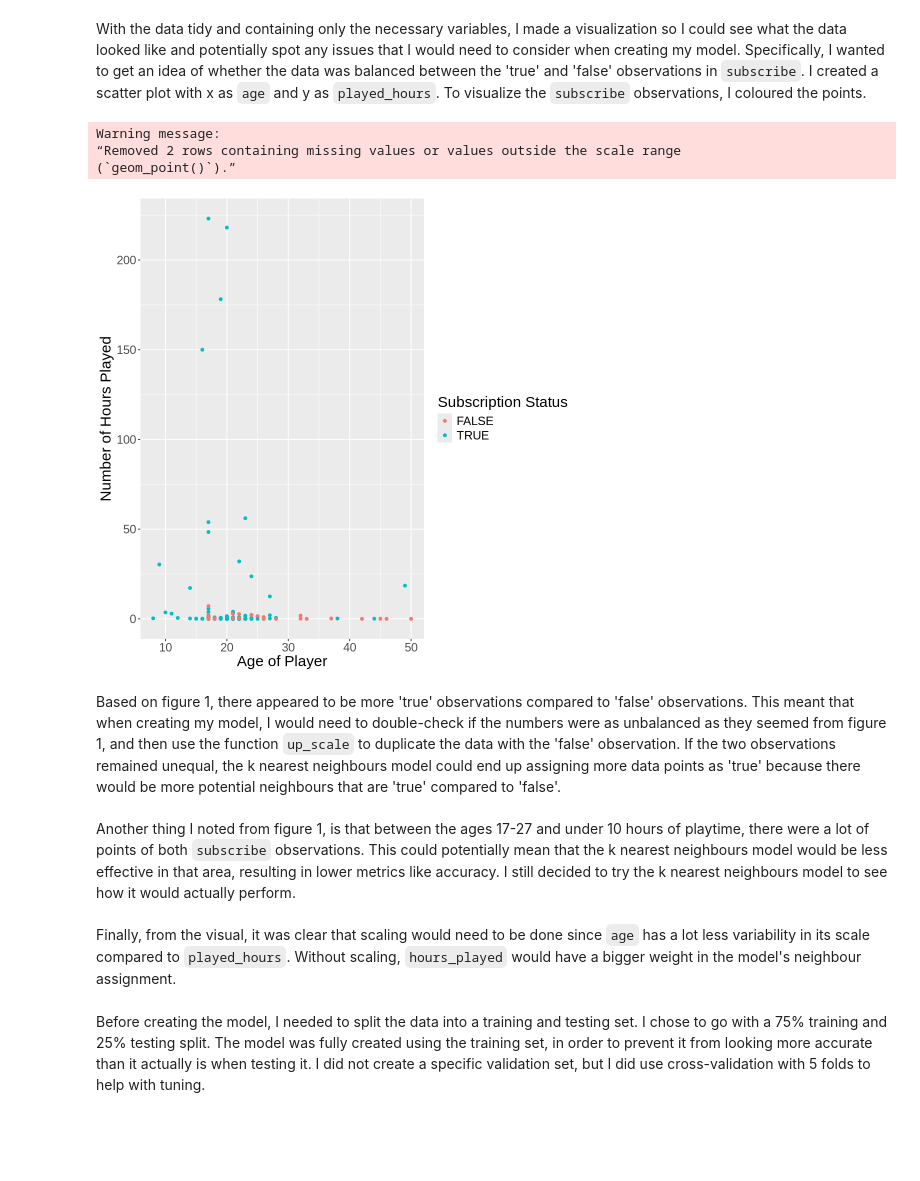
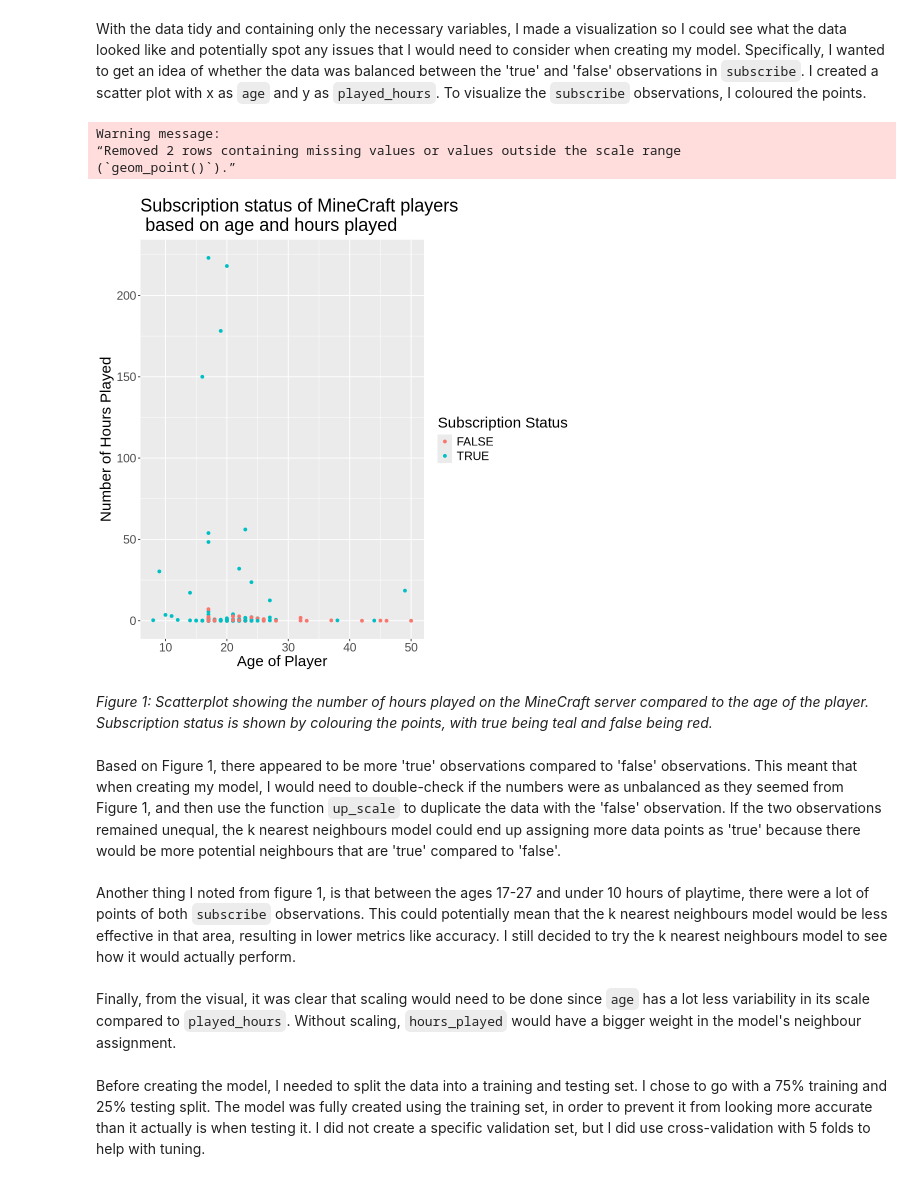
Before and after one commit to ashfilonova/dsci_project, a Jupyter notebook: dsci_project.ipynb, the cells around one changed output. Saved outputs shown, nothing was run; the diff lists cells and outputs as text; code cells hidden in the pictures; blank space fills up the shorter version.

```diff
--- a/dsci_project.ipynb
+++ b/dsci_project.ipynb
@@ -100,19 +100,22 @@ With the data tidy and containing only the necessary variables, I made a visuali
 # %%
 #creating an initial plot to visualize the data
 options(repr.plot.height = 8, repr.plot.width = 8)
 
 minecraft_plot <- ggplot(minecraft_small, aes(x = age, y = played_hours, color = subscribe)) +
     geom_point() +
     labs(x= "Age of Player", y = "Number of Hours Played", color = "Subscription Status") +
-    theme(text= element_text(size = 18))
+    theme(text= element_text(size = 18)) +
+    ggtitle("Subscription status of MineCraft players \n based on age and hours played")
 minecraft_plot
 # %% [output]
 Warning message:
 “Removed 2 rows containing missing values or values outside the scale range
 (`geom_point()`).”
-[figure, old version]
+[figure, new version]
+# %% [markdown]
+*Figure 1: Scatterplot showing the number of hours played on the MineCraft server compared to the age of the player. Subscription status is shown by colouring the points, with true being teal and false being red.*
 # %% [markdown]
-Based on figure 1, there appeared to be more 'true' observations compared to 'false' observations. This meant that when creating my model, I would need to double-check if the numbers were as unbalanced as they seemed from figure 1, and then use the function `up_scale` to duplicate the data with the 'false' observation. If the two observations remained unequal, the k nearest neighbours model could end up assigning more data points as 'true' because there would be more potential neighbours that are 'true' compared to 'false'. <br>
+Based on Figure 1, there appeared to be more 'true' observations compared to 'false' observations. This meant that when creating my model, I would need to double-check if the numbers were as unbalanced as they seemed from Figure 1, and then use the function `up_scale` to duplicate the data with the 'false' observation. If the two observations remained unequal, the k nearest neighbours model could end up assigning more data points as 'true' because there would be more potential neighbours that are 'true' compared to 'false'. <br>
 <br>
 Another thing I noted from figure 1, is that between the ages 17-27 and under 10 hours of playtime, there were a lot of points of both `subscribe` observations. This could potentially mean that the k nearest neighbours model would be less effective in that area, resulting in lower metrics like accuracy. I still decided to try the k nearest neighbours model to see how it would actually perform. <br>
 <br>
```
Also changed, not shown: parts of 6 cells of this notebook.
